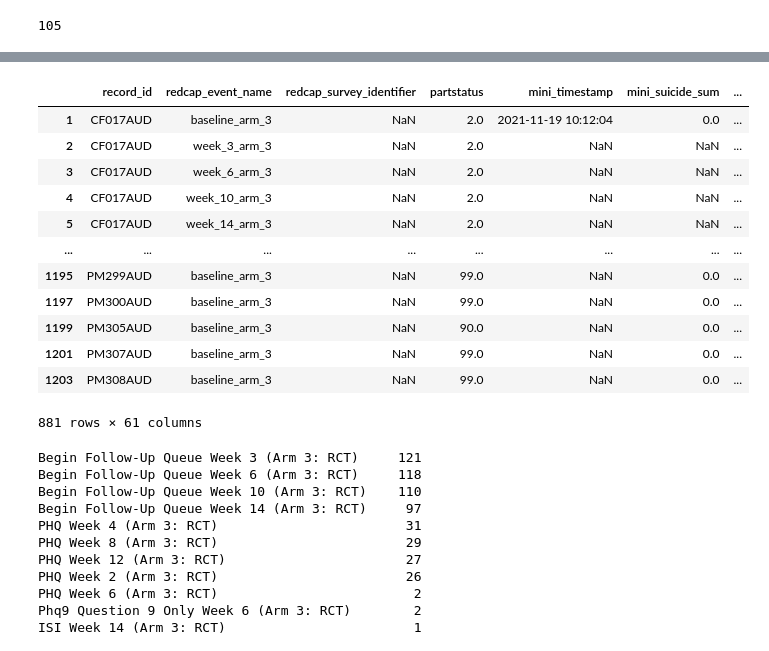
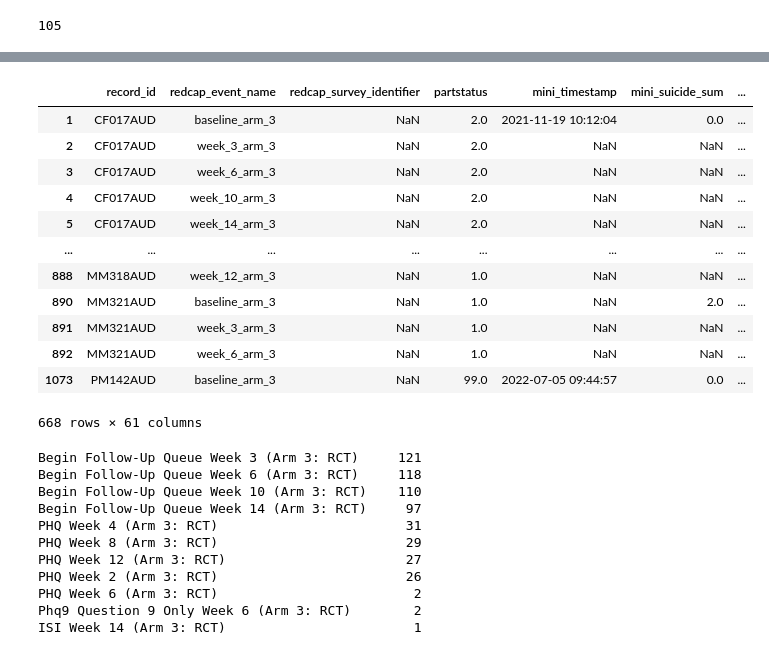
Before and after one commit to mbthompson14/HR_DSMB_2023, a Jupyter notebook: completion_main.ipynb, the cells around one changed output, grey strips where cells are left out. Saved outputs shown, nothing was run; the diff lists cells and outputs as text; code cells hidden in the pictures.

```diff
--- a/completion_main.ipynb
+++ b/completion_main.ipynb
@@ -40,0 +36,3 @@ df['record_id'].nunique()
+# %%
+final = pd.read_csv('completers_123.csv')
+final
@@ -40,0 +53,3 @@ df['record_id'].nunique()
+# %%
+df = df.loc[df['record_id'].isin(final['record_id'])]
+df['record_id'].nunique()
@@ -62,24 +94,24 @@ df.loc[(df['partstatus'] == 1) | (df['partstatus'] == 2), 'record_id'].nunique()
 # %%
-# distribute partstatus to each row for each respective record id
+# distribute partstatus and new_current to respective pt rows
 for i, row in df.iterrows():
-    df.loc[df.index==i,'partstatus'] = df.loc[(df['record_id']==row['record_id']) & (df['redcap_event_name']=='participant_status_arm_3'), 'partstatus'].reset_index().drop(columns=['index'])['partstatus'][0]
-    df.loc[df.index==i,'new_current'] = df.loc[(df['record_id']==row['record_id']) & (df['redcap_event_name']=='participant_status_arm_3'), 'new_current'].reset_index().drop(columns=['index'])['new_current'][0]
+    df.loc[df.index==i,'partstatus'] = df.loc[(df['record_id']==row['record_id']) & (df['redcap_event_name']=='participant_status_arm_3'), 'partstatus'].values[0]
+    df.loc[df.index==i,'new_current'] = df.loc[(df['record_id']==row['record_id']) & (df['redcap_event_name']=='participant_status_arm_3'), 'new_current'].values[0]
 
 # drop participant_status_arm_3 rows
 index_status = df[df['redcap_event_name']=='participant_status_arm_3'].index
 df.drop(index_status, inplace=True)
 df
 # %% [output]
 |  | record_id | redcap_event_name | redcap_survey_identifier | partstatus | mini_timestamp | mini_suicide_sum | ... |
 | 1 | CF017AUD | baseline_arm_3 | NaN | 2.0 | 2021-11-19 10:12:04 | 0.0 | ... |
 | 2 | CF017AUD | week_3_arm_3 | NaN | 2.0 | NaN | NaN | ... |
 | 3 | CF017AUD | week_6_arm_3 | NaN | 2.0 | NaN | NaN | ... |
 | 4 | CF017AUD | week_10_arm_3 | NaN | 2.0 | NaN | NaN | ... |
 | 5 | CF017AUD | week_14_arm_3 | NaN | 2.0 | NaN | NaN | ... |
 | ... | ... | ... | ... | ... | ... | ... | ... |
-| 1195 | PM299AUD | baseline_arm_3 | NaN | 99.0 | NaN | 0.0 | ... |
-| 1197 | PM300AUD | baseline_arm_3 | NaN | 99.0 | NaN | 0.0 | ... |
-| 1199 | PM305AUD | baseline_arm_3 | NaN | 90.0 | NaN | 0.0 | ... |
-| 1201 | PM307AUD | baseline_arm_3 | NaN | 99.0 | NaN | 0.0 | ... |
-| 1203 | PM308AUD | baseline_arm_3 | NaN | 99.0 | NaN | 0.0 | ... |
+| 888 | MM318AUD | week_12_arm_3 | NaN | 1.0 | NaN | NaN | ... |
+| 890 | MM321AUD | baseline_arm_3 | NaN | 1.0 | NaN | 2.0 | ... |
+| 891 | MM321AUD | week_3_arm_3 | NaN | 1.0 | NaN | NaN | ... |
+| 892 | MM321AUD | week_6_arm_3 | NaN | 1.0 | NaN | NaN | ... |
+| 1073 | PM142AUD | baseline_arm_3 | NaN | 99.0 | 2022-07-05 09:44:57 | 0.0 | ... |
-881 rows × 61 columns
+668 rows × 61 columns
```
Also changed, not shown: parts of 27 cells of this notebook, 14 other files.
